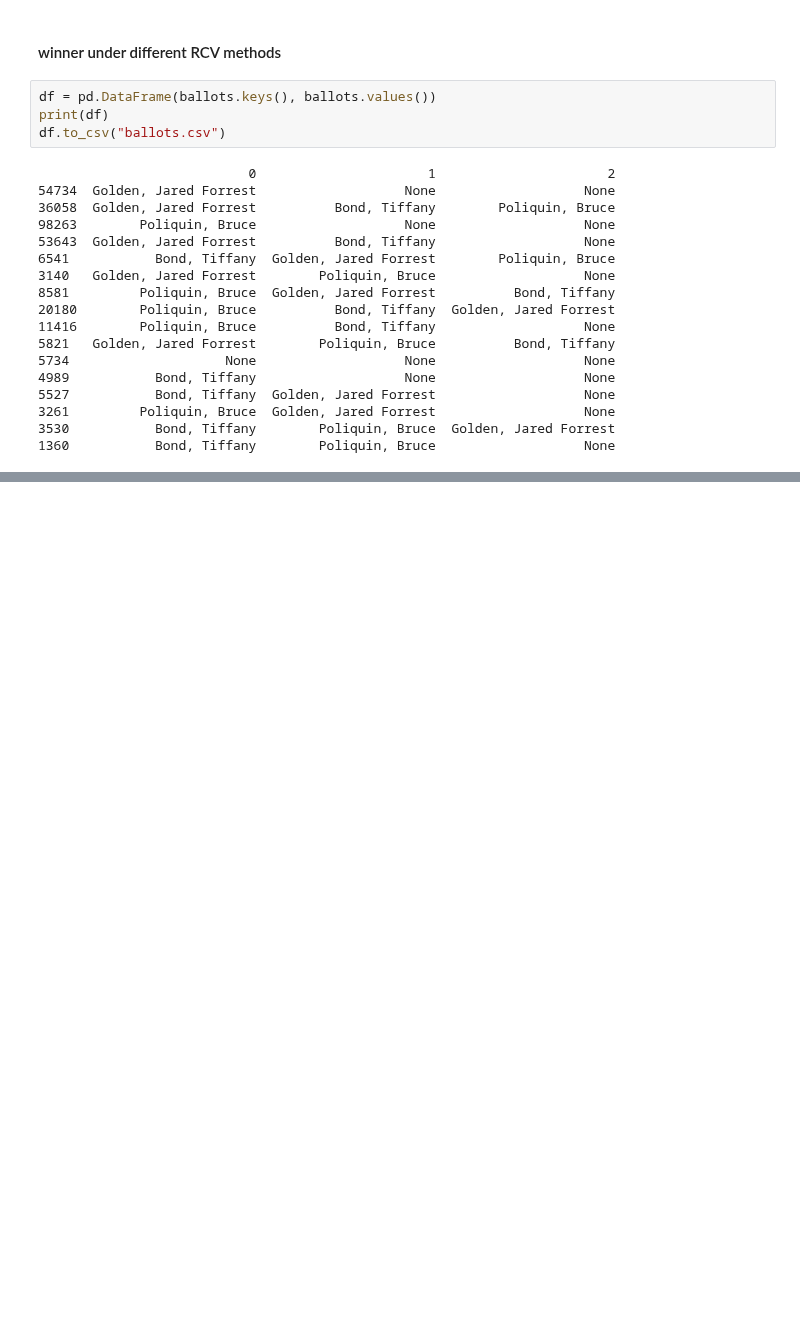
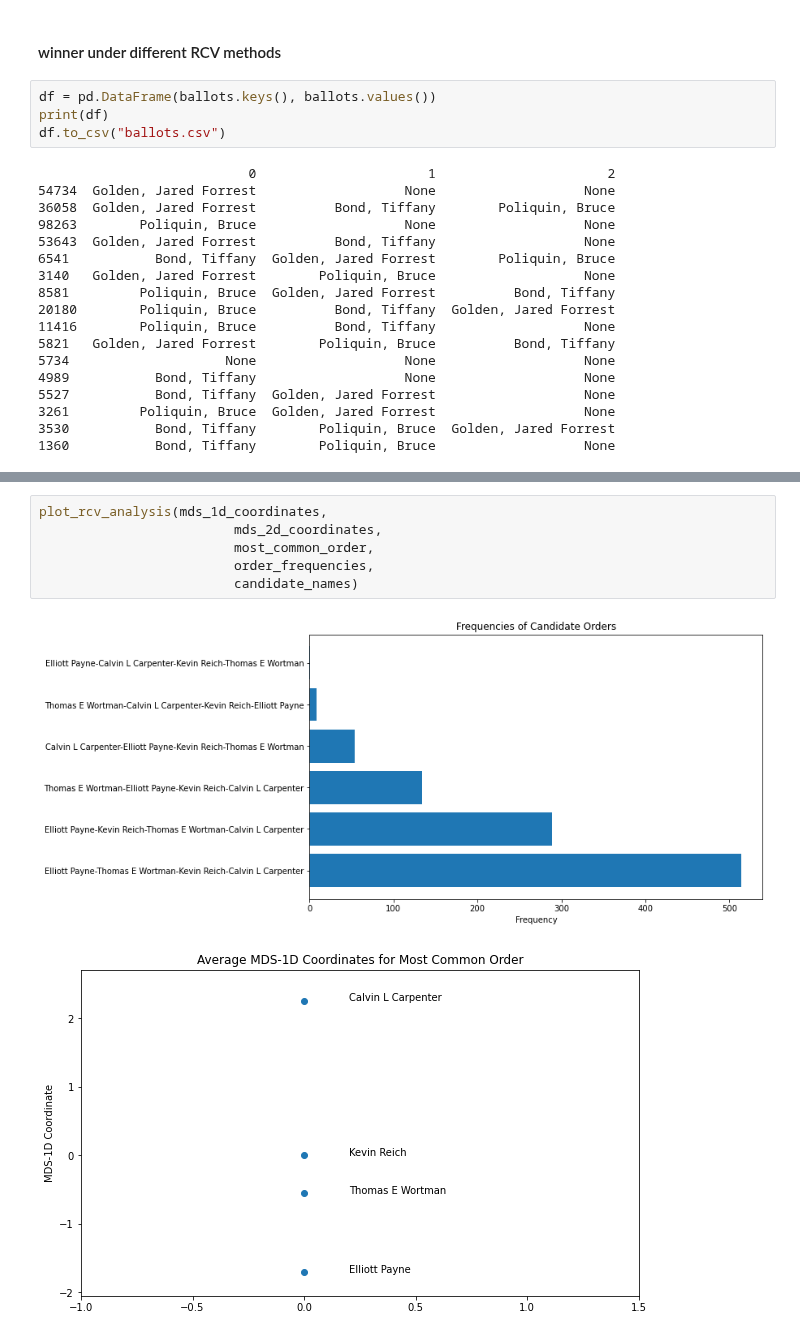
Before and after one commit to ericssimpson/voting-analysis-tools, a Jupyter notebook: EIL summer 2023/integration.ipynb, the cells around one changed output, grey strips where cells are left out. Saved outputs shown, nothing was run; the diff lists cells and outputs as text; blank space fills up the shorter version.

```diff
--- a/EIL summer 2023/integration.ipynb
+++ b/EIL summer 2023/integration.ipynb
@@ -145,0 +612,9 @@ Approval:  Golden, Jared Forrest
+# %%
+plot_rcv_analysis(mds_1d_coordinates,
+                         mds_2d_coordinates,
+                         most_common_order,
+                         order_frequencies,
+                         candidate_names)
+# %% [output]
+[figure, added]
+[figure, added]
```
Also changed, not shown: parts of 15 cells of this notebook, 3 other files.
